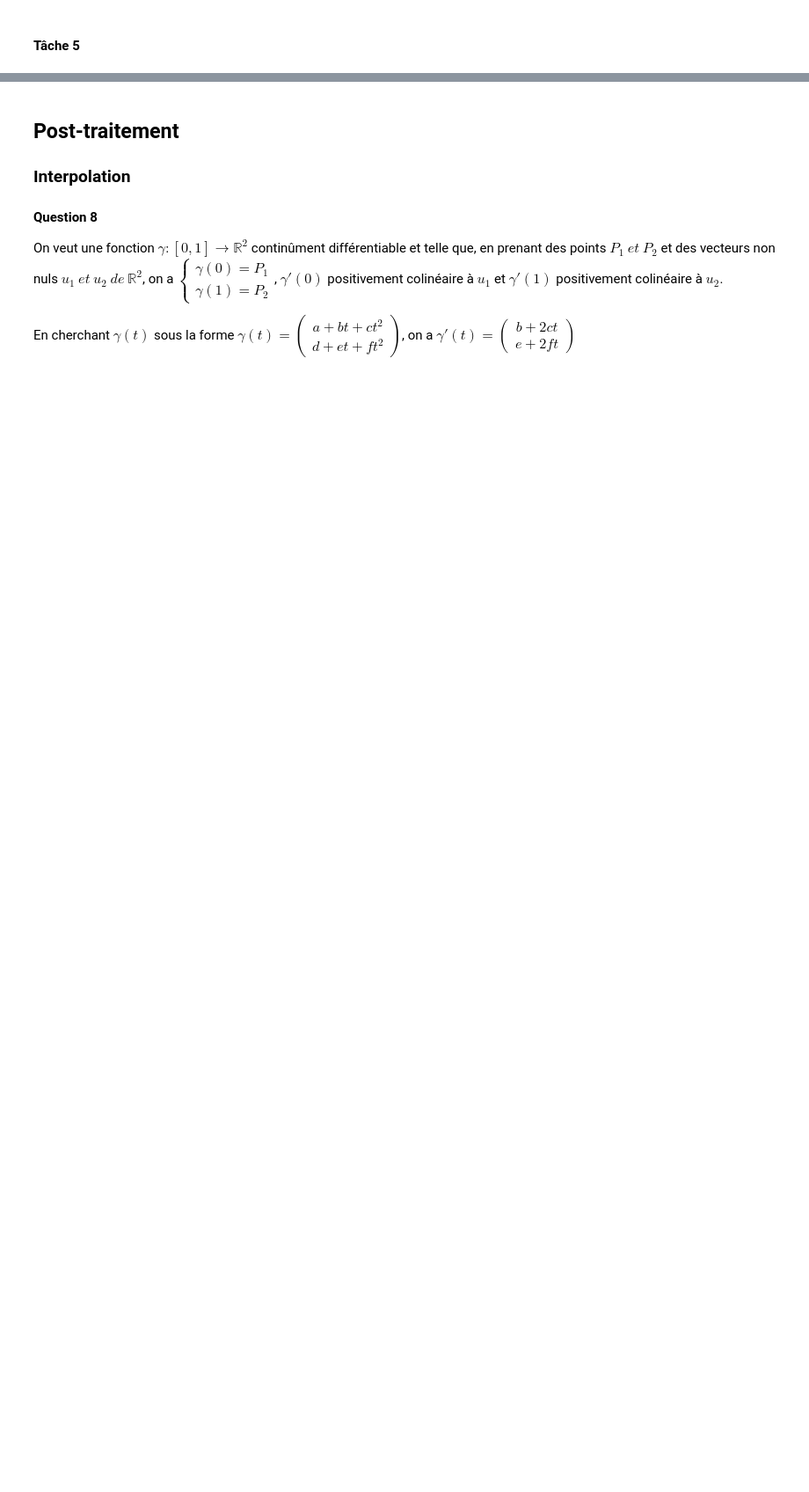
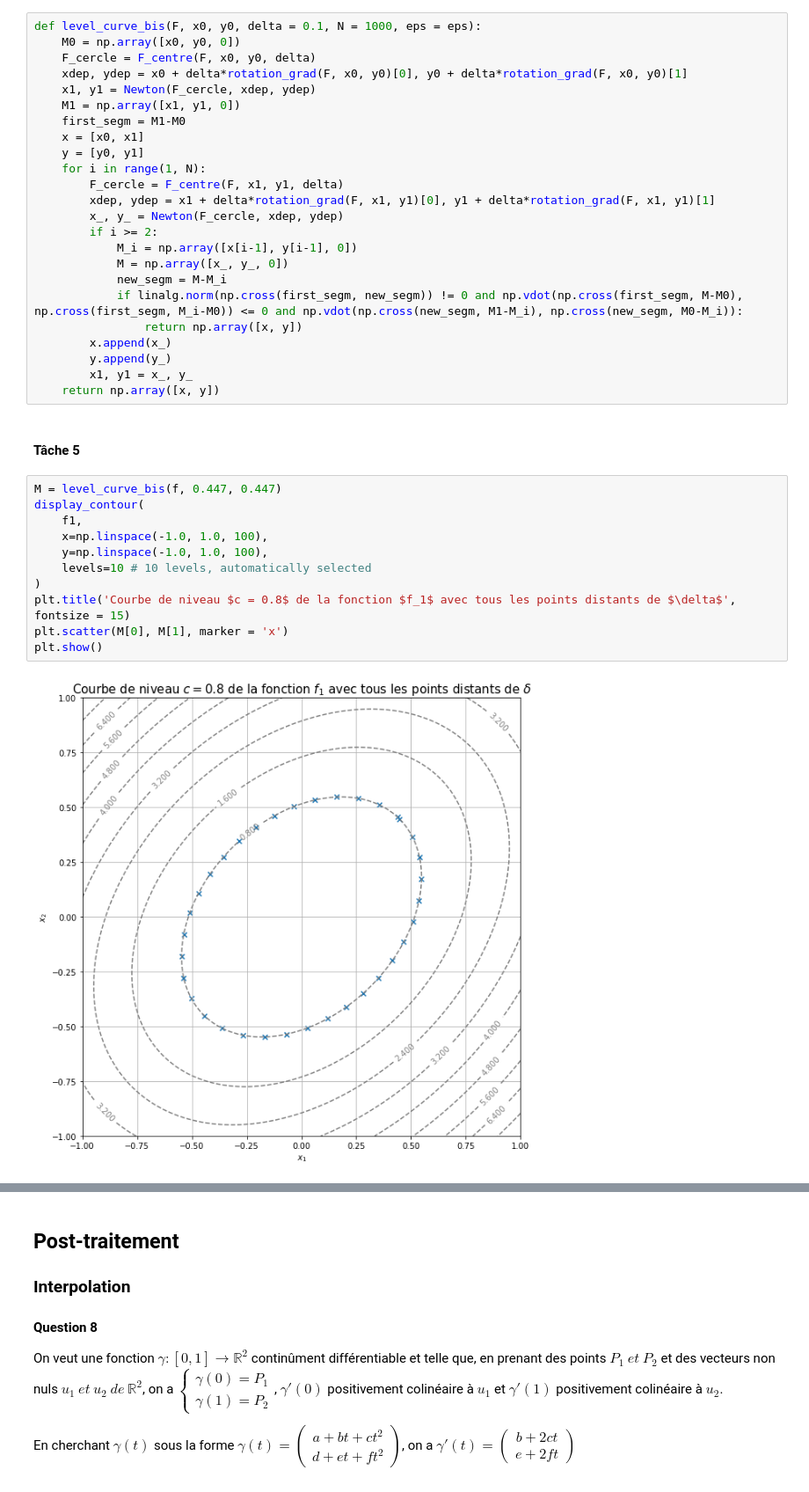
Before and after one commit to MaximeSTUDTER/devoir-courbesdeniveau, a Jupyter notebook: Courbes de niveau - Réponses.ipynb, the cells around one changed output, grey strips where cells are left out. Shown at 88% size. Drawn from its saved outputs; the diff is of its cells as text; blank space fills up the shorter version.

```diff
--- a/Courbes de niveau - Réponses.ipynb
+++ b/Courbes de niveau - Réponses.ipynb
@@ -194,2 +266,39 @@ admet une solution, avec $(\lambda, \mu) \in [0, 1]^2$.
+# %%
+def level_curve_bis(F, x0, y0, delta = 0.1, N = 1000, eps = eps):
+    M0 = np.array([x0, y0, 0])
+    F_cercle = F_centre(F, x0, y0, delta)
+    xdep, ydep = x0 + delta*rotation_grad(F, x0, y0)[0], y0 + delta*rotation_grad(F, x0, y0)[1]
+    x1, y1 = Newton(F_cercle, xdep, ydep)
+    M1 = np.array([x1, y1, 0])
+    first_segm = M1-M0
+    x = [x0, x1]
+    y = [y0, y1]
+    for i in range(1, N):
+        F_cercle = F_centre(F, x1, y1, delta)
+        xdep, ydep = x1 + delta*rotation_grad(F, x1, y1)[0], y1 + delta*rotation_grad(F, x1, y1)[1]
+        x_, y_ = Newton(F_cercle, xdep, ydep)
+        if i >= 2:
+            M_i = np.array([x[i-1], y[i-1], 0])
+            M = np.array([x_, y_, 0])
+            new_segm = M-M_i
+            if linalg.norm(np.cross(first_segm, new_segm)) != 0 and np.vdot(np.cross(first_segm, M-M0), np.cross(first_segm, M_i-M0)) <= 0 and np.vdot(np.cross(new_segm, M1-M_i), np.cross(new_segm, M0-M_i)):
+                return np.array([x, y])
+        x.append(x_)
+        y.append(y_)
+        x1, y1 = x_, y_
+    return np.array([x, y])
 # %% [markdown]
 #### Tâche 5
+# %%
+M = level_curve_bis(f, 0.447, 0.447)
+display_contour(
+    f1,
+    x=np.linspace(-1.0, 1.0, 100),
+    y=np.linspace(-1.0, 1.0, 100),
+    levels=10 # 10 levels, automatically selected
+)
+plt.title('Courbe de niveau $c = 0.8$ de la fonction $f_1$ avec tous les points distants de $\delta$', fontsize = 15)
+plt.scatter(M[0], M[1], marker = 'x')
+plt.show()
+# %% [output]
+[figure, added]
```
Also changed, not shown: parts of 17 cells of this notebook.
